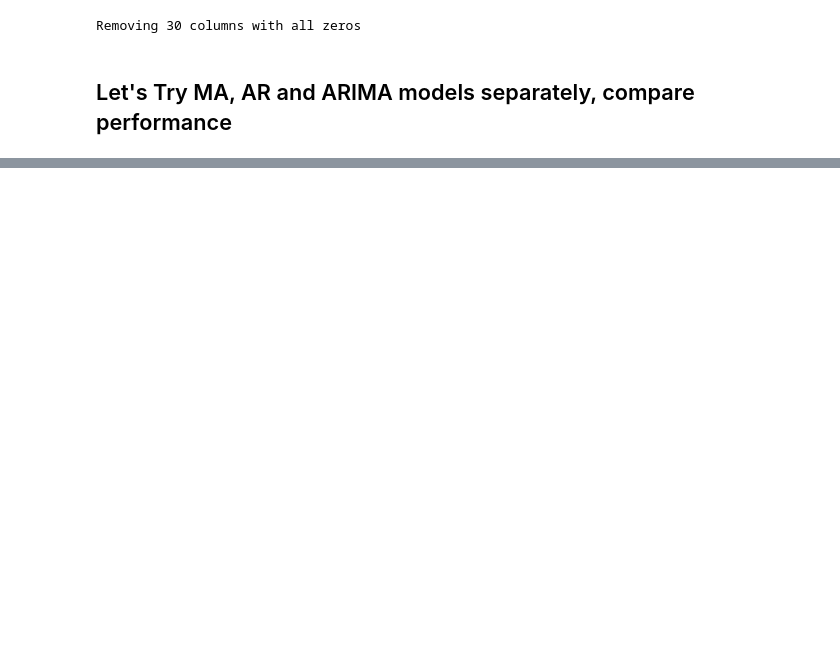
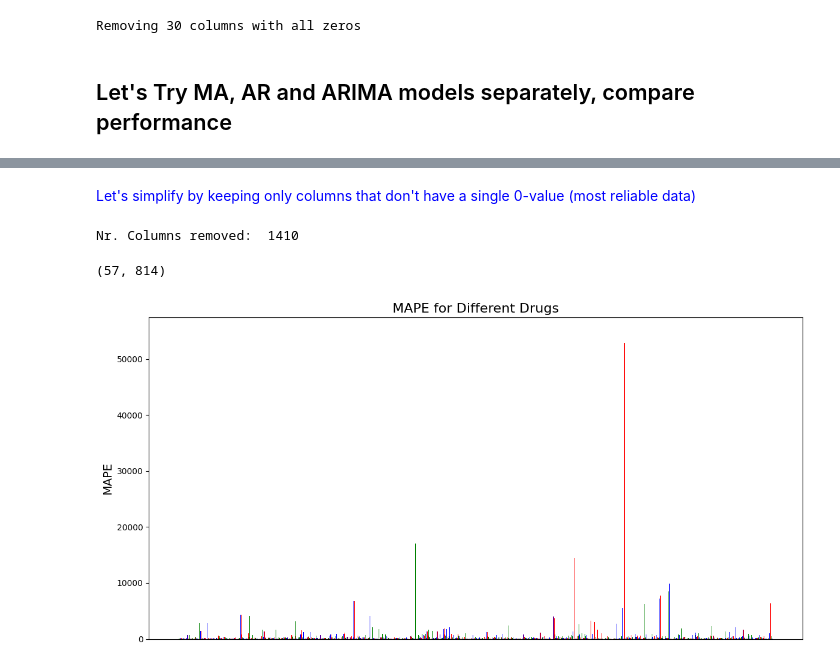
Before and after one commit to ariellubonja/hierarchical-time-series, a Jupyter notebook: traditional_ts.ipynb, the cells around one changed output, grey strips where cells are left out. Saved outputs shown, nothing was run; the diff lists cells and outputs as text; code cells hidden in the pictures; blank space fills up the shorter version.

Commit message:
MAPE and SMAPE plots

```diff
--- a/traditional_ts.ipynb
+++ b/traditional_ts.ipynb
@@ -114,0 +111,43 @@ ARIMA MAE: 1051.3554520795733 | ARIMA RMSE: 1074.7787669843053 | ARIMA MAPE: inf
+# %% [markdown]
+<font color='blue'>Let's simplify by keeping only columns that don't have a single 0-value (most reliable data)</font>
+# %%
+save_shape = df.shape
+df = df.loc[:, (df != 0).all()]
+
+print("Nr. Columns removed: ", save_shape[1] - df.shape[1])
+# %% [output]
+Nr. Columns removed:  1410
+# %%
+df.shape
+# %% [output]
+(57, 814)
+# %%
+results = {}
+
+# Iterate over columns and evaluate each
+for column in df.columns:
+    results[column] = evaluate_series(df[column])
+# %%
+mape_values = [model_results['MAPE'] for drug, models in results.items() for model_name, model_results in models.items()]
+
+# Create bar labels (i.e., 'AR', 'MA', 'ARIMA' for each drug)
+bar_labels = [model for drug in results.keys() for model in results[drug]]
+
+# Create histogram
+plt.figure(figsize=(12, 6))
+bars = plt.bar(range(len(mape_values)), mape_values, color=['blue', 'green', 'red']*len(results))
+plt.ylabel('MAPE', fontsize=14)
+plt.title('MAPE for Different Drugs', fontsize=16)
+
+# Label each bar with the corresponding model name
+# for i, bar in enumerate(bars):
+#     plt.text(bar.get_x() + bar.get_width() / 2 - 0.1, bar.get_height() + 0.5, bar_labels[i], ha='center', fontsize=9)
+
+# Hide the x-axis ticks
+plt.xticks([])
+
+# Display histogram
+plt.tight_layout()
+plt.show()
+# %% [output]
+[figure, added]
```
Also changed, not shown: parts of 5 cells of this notebook.
